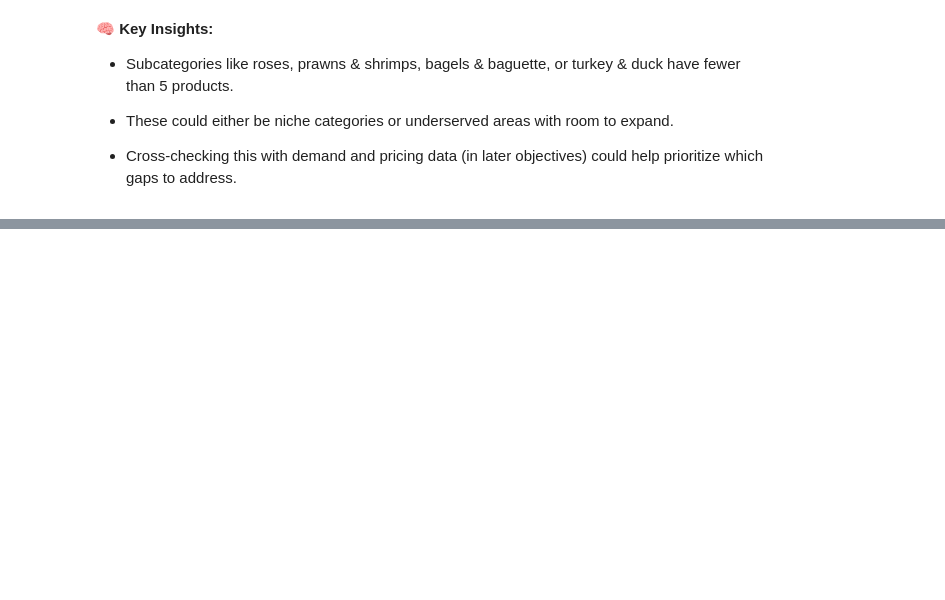
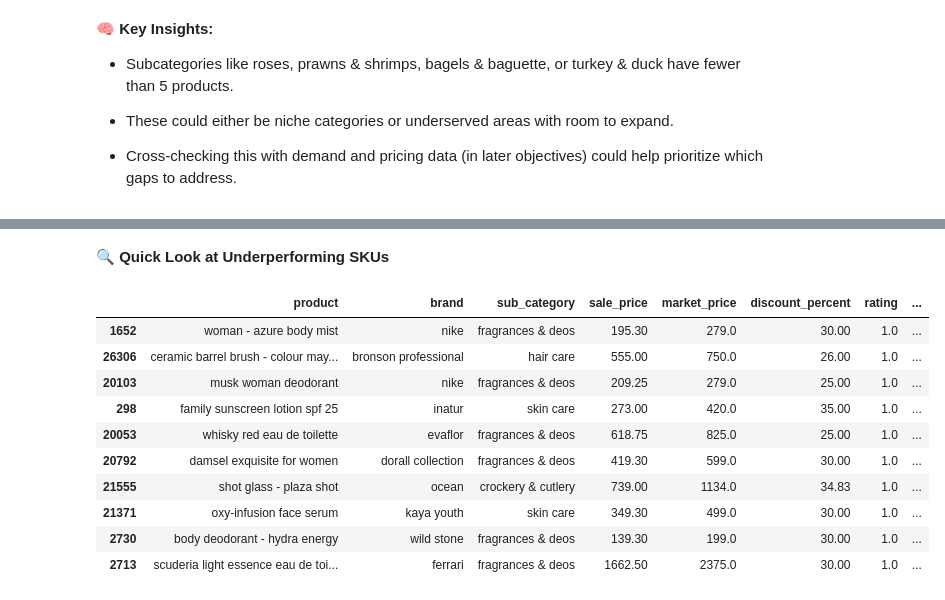
Before and after one commit to Rudrajit12/BigBasket-Product-Assortment-Optimization, a Jupyter notebook: BigBasket_Product_Assortment_Analysis.ipynb, the cells around one changed output, grey strips where cells are left out. Cells and saved outputs as stored; diff of their text form; code cells hidden in the pictures; blank space fills up the shorter version.

```diff
--- a/BigBasket_Product_Assortment_Analysis.ipynb
+++ b/BigBasket_Product_Assortment_Analysis.ipynb
@@ -1817,0 +1969,23 @@ plt.show()
+# %%
+sku_rationalization_df = bb_df[
+    (bb_df['rating'] < 3.5) &
+    (bb_df['discount_percent'] > 20) &
+    (bb_df['rating_gap'] < -0.5)
+]
+# %% [markdown]
+**🔍 Quick Look at Underperforming SKUs**
+# %%
+# Preview the most underperforming products
+sku_rationalization_df[['product', 'brand', 'sub_category', 'sale_price', 'market_price', 'discount_percent', 'rating', 'subcat_avg_rating', 'rating_gap']].sort_values(by='rating').head(10)
+# %% [output]
+|  | product | brand | sub_category | sale_price | market_price | discount_percent | rating | ... |
+| 1652 | woman - azure body mist | nike | fragrances & deos | 195.30 | 279.0 | 30.00 | 1.0 | ... |
+| 26306 | ceramic barrel brush - colour may... | bronson professional | hair care | 555.00 | 750.0 | 26.00 | 1.0 | ... |
+| 20103 | musk woman deodorant | nike | fragrances & deos | 209.25 | 279.0 | 25.00 | 1.0 | ... |
+| 298 | family sunscreen lotion spf 25 | inatur | skin care | 273.00 | 420.0 | 35.00 | 1.0 | ... |
+| 20053 | whisky red eau de toilette | evaflor | fragrances & deos | 618.75 | 825.0 | 25.00 | 1.0 | ... |
+| 20792 | damsel exquisite for women | dorall collection | fragrances & deos | 419.30 | 599.0 | 30.00 | 1.0 | ... |
+| 21555 | shot glass - plaza shot | ocean | crockery & cutlery | 739.00 | 1134.0 | 34.83 | 1.0 | ... |
+| 21371 | oxy-infusion face serum | kaya youth | skin care | 349.30 | 499.0 | 30.00 | 1.0 | ... |
+| 2730 | body deodorant - hydra energy | wild stone | fragrances & deos | 139.30 | 199.0 | 30.00 | 1.0 | ... |
+| 2713 | scuderia light essence eau de toi... | ferrari | fragrances & deos | 1662.50 | 2375.0 | 30.00 | 1.0 | ... |
```
Also changed, not shown: parts of 32 cells of this notebook.
